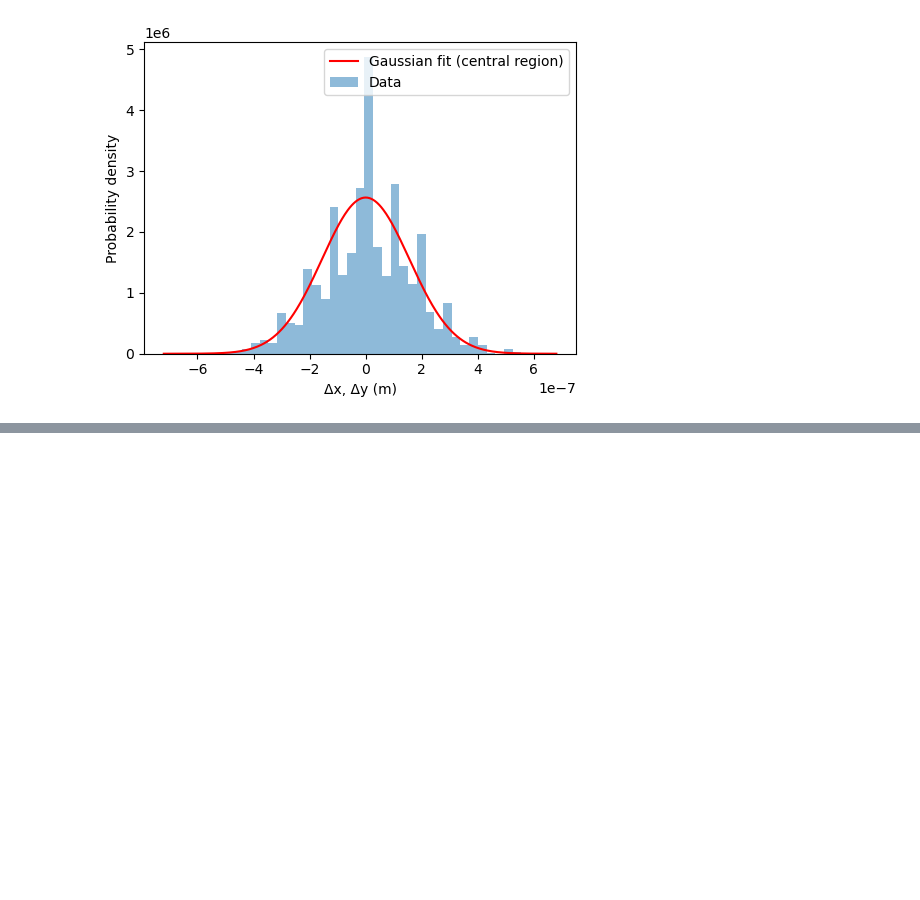
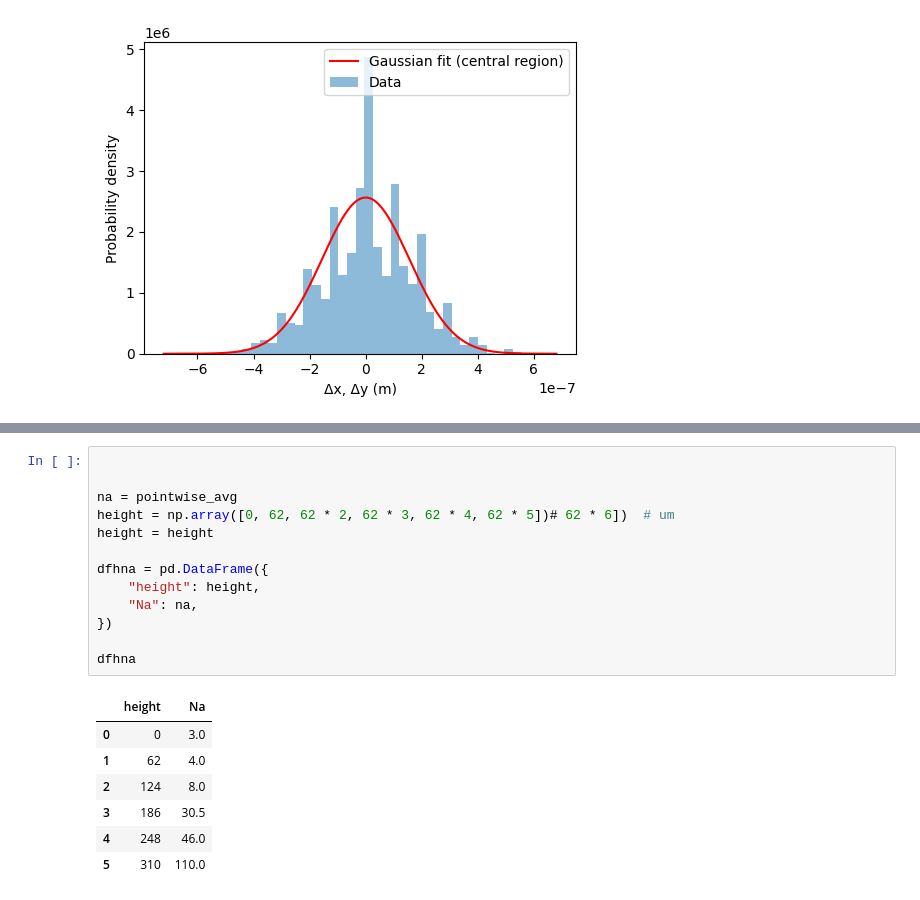
Before and after one commit to GavidD/phys232-labs, a Jupyter notebook: Brownian_Motion/Brownian Motion.ipynb, the cells around one changed output, grey strips where cells are left out. Cells and saved outputs as stored; diff of their text form; blank space fills up the shorter version.

```diff
--- a/Brownian_Motion/Brownian Motion.ipynb
+++ b/Brownian_Motion/Brownian Motion.ipynb
@@ -719,0 +885,21 @@ Relative error in k ≈ 13.8%
+# %%
+
+
+na = pointwise_avg
+height = np.array([0, 62, 62 * 2, 62 * 3, 62 * 4, 62 * 5])# 62 * 6])  # um
+height = height
+
+dfhna = pd.DataFrame({
+    "height": height,
+    "Na": na,
+})
+
+dfhna
+# %% [output]
+|  | height | Na |
+| 0 | 0 | 3.0 |
+| 1 | 62 | 4.0 |
+| 2 | 124 | 8.0 |
+| 3 | 186 | 30.5 |
+| 4 | 248 | 46.0 |
+| 5 | 310 | 110.0 |
```
Also changed, not shown: parts of 10 cells of this notebook.
